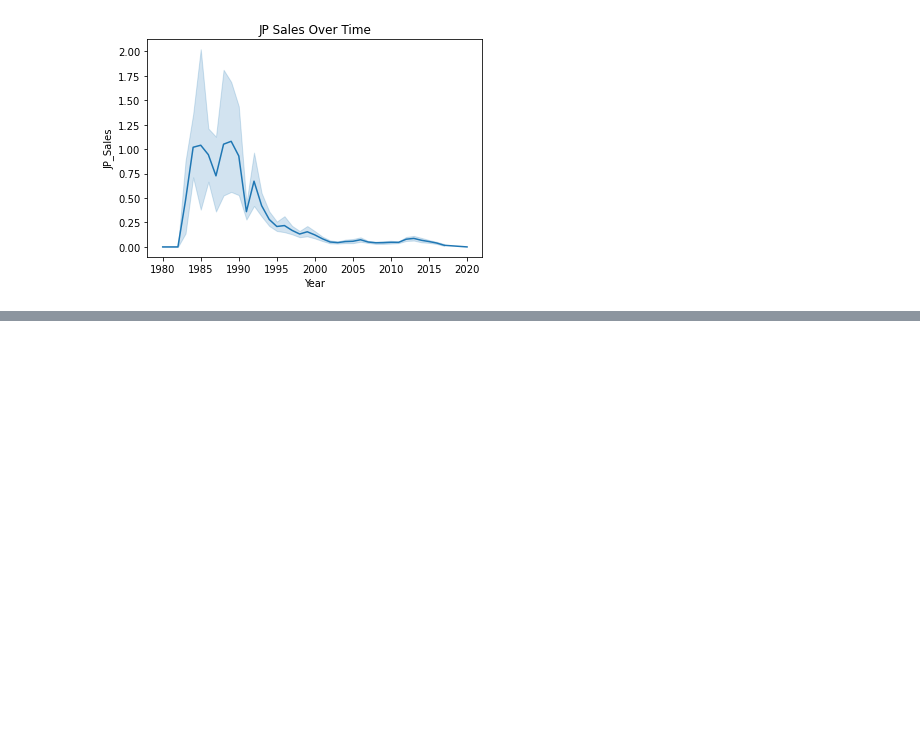
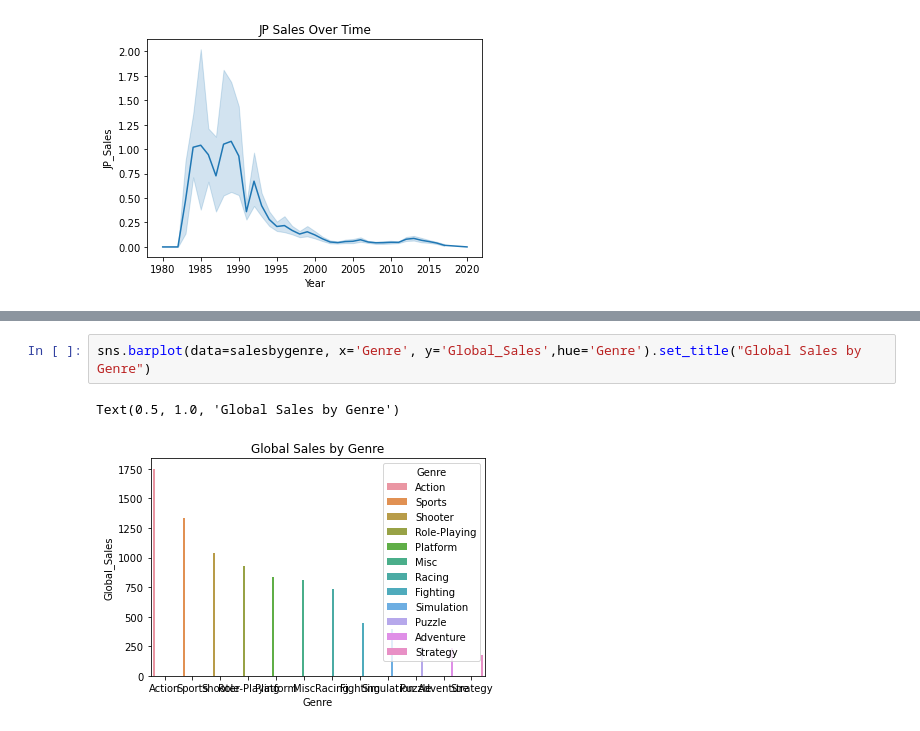
Before and after one commit to paulaked/data25-visualisations, a Jupyter notebook: Video Game Sales.ipynb, the cells around one changed output, grey strips where cells are left out. Saved outputs shown, nothing was run; the diff lists cells and outputs as text; blank space fills up the shorter version.

```diff
--- a/Video Game Sales.ipynb
+++ b/Video Game Sales.ipynb
@@ -135,0 +136,5 @@ salesbygenre
+# %%
+sns.barplot(data=salesbygenre, x='Genre', y='Global_Sales',hue='Genre').set_title("Global Sales by Genre")
+# %% [output]
+Text(0.5, 1.0, 'Global Sales by Genre')
+[figure, added]
```
Also changed, not shown: parts of 15 cells of this notebook.
